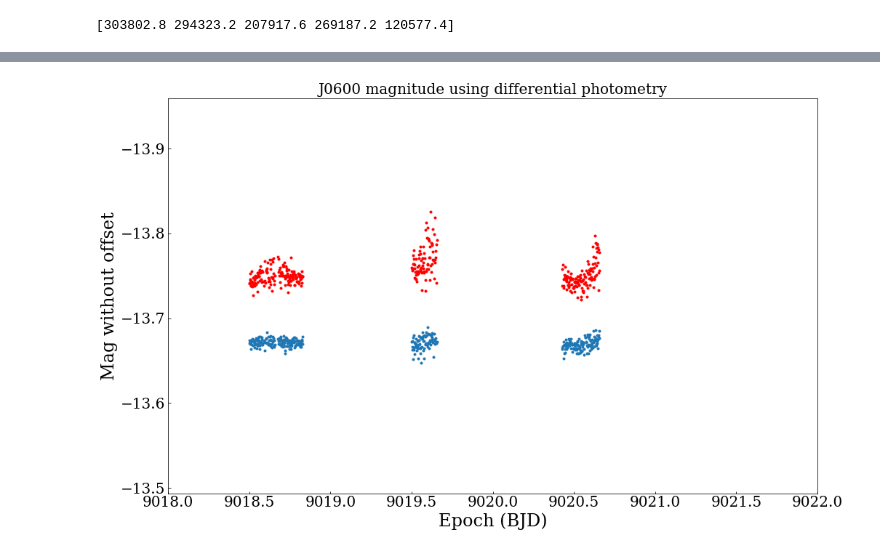
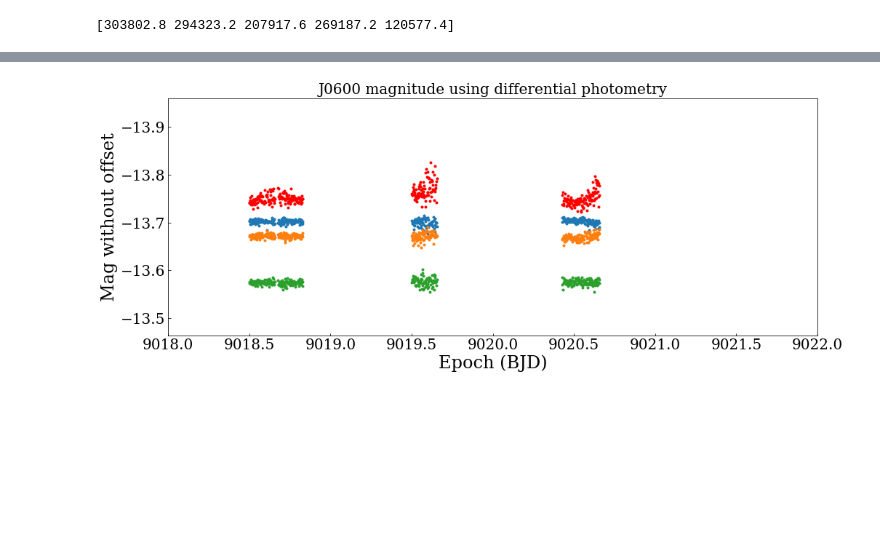
Before and after one commit to BartOuwehand/BRPJ0600, a Jupyter notebook: astep1.ipynb, the cells around one changed output, grey strips where cells are left out. Drawn from its saved outputs; the diff is of its cells as text; code cells hidden in the pictures; blank space fills up the shorter version.

Commit message:
Added plot windows for ASTEP data, removed atmospheric correction model code since it was not used

```diff
--- a/astep1.ipynb
+++ b/astep1.ipynb
@@ -248,15 +84,0 @@ print (np.median(fit_result,axis=0))
-# %%
-tmp1 = []
-tmp2 = []
-for e in range(len(epoch)):
-    c = copy.copy(gaia_c)
-    tmp1.append(atmosph_ext(mx[e],*fit_result[e]))
-    c = copy.copy(J0600_c)
-    tmp2.append(atmosph_ext(J0600_mx[e],*fit_result[e]))
-mag = np.array(tmp1)
-J0600_mag = np.array(tmp2)
-
-print (fit_result[e])
-
-print (mag)
-print (J0600_mag)
@@ -274,16 +84,0 @@ print (J0600_mag)
-# %%
-for s in range(5):
-    #plt.plot([np.min(epoch),np.max(epoch)], [star_mag[s]]*2, linestyle='--')
-    plt.errorbar(epoch,mag[:,s],fmt='.')
-plt.gca().invert_yaxis()
-plt.title("Callibrated reference star data")
-plt.xlabel("Epoch (BJD)")
-plt.ylabel("Magnitude (R-band?)")
-plt.show()
-
-plt.errorbar(epoch,J0600_mag,fmt='.')
-plt.gca().invert_yaxis()
-plt.title("J0600 magnitude using atmospheric extinction model")
-plt.xlabel("Epoch (BJD)")
-plt.ylabel("Magnitude (R-band?)")
-plt.show()
@@ -498,14 +282,17 @@ plt.show()
 # %%
-s= 1
-plt.figure(figsize=(16,10))
-plt.errorbar(epoch,-2.5*np.log10((flux[:,s]/ALC)),fmt='.')
-
+plt.figure(figsize=(16,6))
+for s in [0,1,3]:
+    plt.errorbar(epoch,-2.5*np.log10((flux[:,s]/ALC)),fmt='.',label=s)
 plt.errorbar(epoch,-2.5*np.log10(J0600_flux/ALC)-1.1,fmt='.',c='r')#,markersize=10, label='before sig-clip')
 plt.gca().invert_yaxis()
 plt.title("J0600 magnitude using differential photometry")
 plt.xlabel("Epoch (BJD)")
 plt.ylabel("Mag without offset")
 plt.xlim(9018,9022)
+#plt.legend()
+#plt.xlim(9024,9030)
+l = 5*2
+#plt.xlim(8995+l,9000+l)
 plt.show()
 # %% [output]
-[figure, old version]
+[figure, new version]
```
Also changed, not shown: parts of 17 cells of this notebook.
